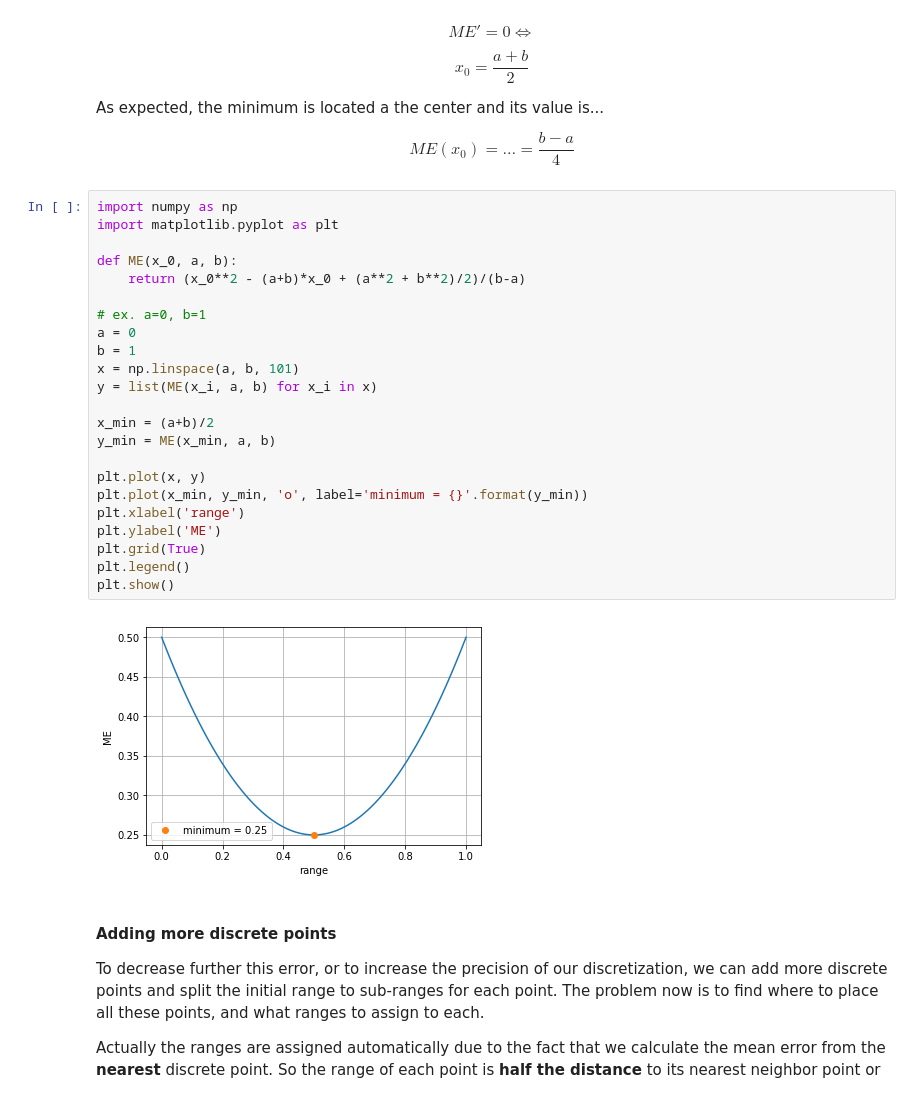
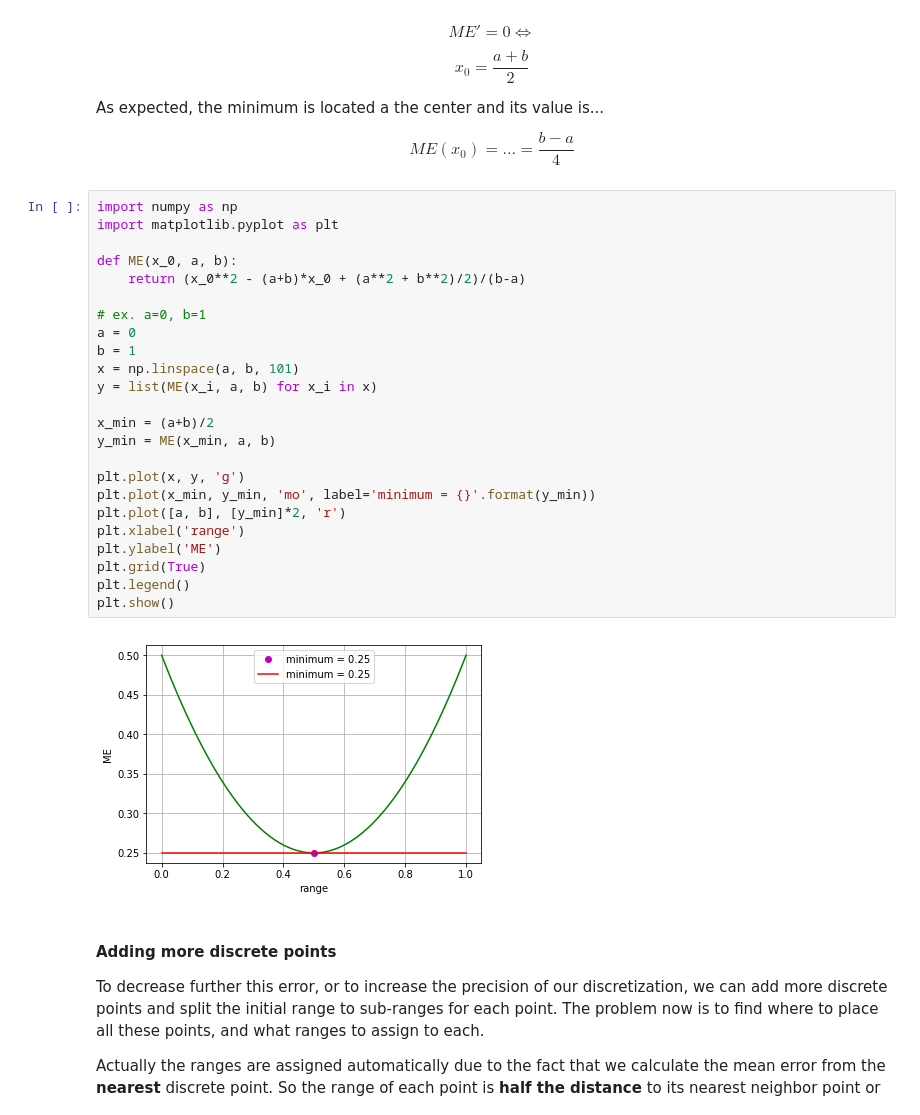
Before and after one commit to jimkon/adaptive-discretization, a Jupyter notebook: visualizations/theory.ipynb, the cells around one changed output. Drawn from its saved outputs; the diff is of its cells as text.

```diff
--- a/visualizations/theory.ipynb
+++ b/visualizations/theory.ipynb
@@ -32,28 +32,29 @@ $$ ME(x_0) = \dots = \frac{b-a}{4} $$
 # %%
 import numpy as np
 import matplotlib.pyplot as plt
 
 def ME(x_0, a, b):
     return (x_0**2 - (a+b)*x_0 + (a**2 + b**2)/2)/(b-a)
 
 # ex. a=0, b=1
 a = 0
 b = 1
 x = np.linspace(a, b, 101)
 y = list(ME(x_i, a, b) for x_i in x)
 
 x_min = (a+b)/2
 y_min = ME(x_min, a, b)
 
-plt.plot(x, y)
-plt.plot(x_min, y_min, 'o', label='minimum = {}'.format(y_min))
+plt.plot(x, y, 'g')
+plt.plot(x_min, y_min, 'mo', label='minimum = {}'.format(y_min))
+plt.plot([a, b], [y_min]*2, 'r')
 plt.xlabel('range')
 plt.ylabel('ME')
 plt.grid(True)
 plt.legend()
 plt.show()
 # %% [output]
-[figure, old version]
+[figure, new version]
 # %% [markdown]
 #### Adding more discrete points
 
```
Also changed, not shown: 1 other file.
